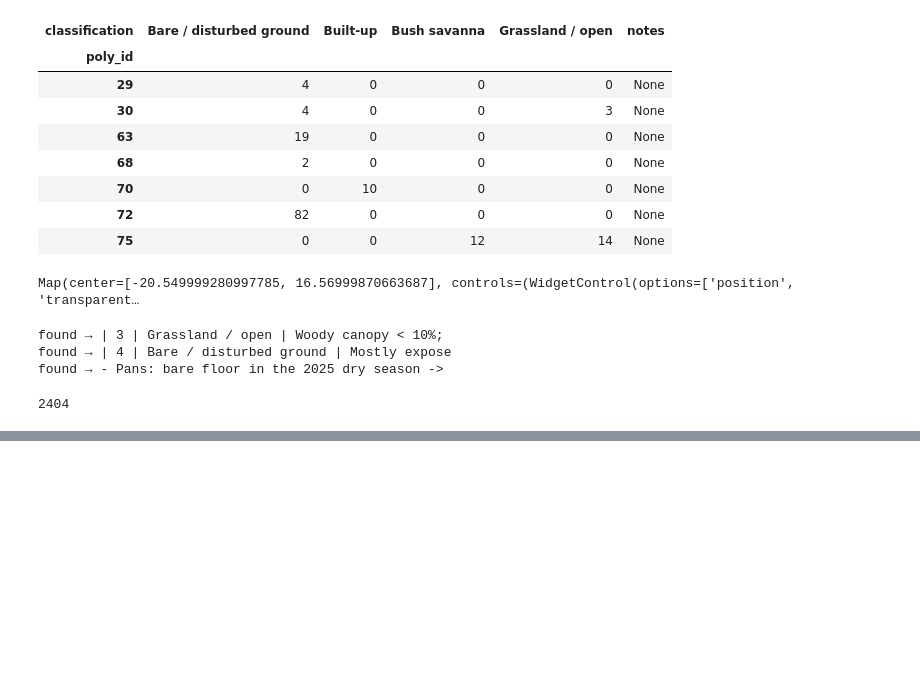
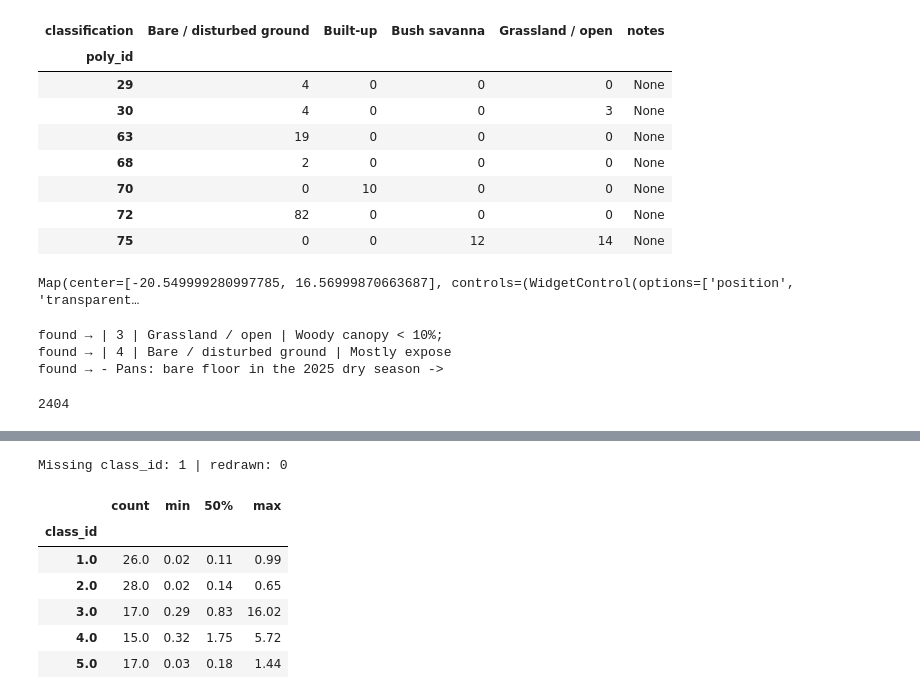
Before and after one commit to ybrosig-geo/namibia-baseline-pack-demo, a Jupyter notebook: notebooks/05_rf_spectral.ipynb, the cells around one changed output, grey strips where cells are left out. Saved outputs shown, nothing was run; the diff lists cells and outputs as text; code cells hidden in the pictures; blank space fills up the shorter version.

```diff
--- a/notebooks/05_rf_spectral.ipynb
+++ b/notebooks/05_rf_spectral.ipynb
@@ -380,0 +401,15 @@ found → - Pans: bare floor in the 2025 dry season ->
+# %%
+t = gpd.read_file("data/vector/training.gpkg", layer="training")
+t["ha"] = t.area / 1e4
+print("Missing class_id:", t["class_id"].isna().sum(),
+      "| redrawn:", t["notes"].fillna("").str.contains("redrawn").sum())
+display(t.groupby("class_id")["ha"].describe()[["count", "min", "50%", "max"]].round(2))
+# %% [output]
+Missing class_id: 1 | redrawn: 0
+|  | count | min | 50% | max |
+| class_id |  |  |  |  |
+| 1.0 | 26.0 | 0.02 | 0.11 | 0.99 |
+| 2.0 | 28.0 | 0.02 | 0.14 | 0.65 |
+| 3.0 | 17.0 | 0.29 | 0.83 | 16.02 |
+| 4.0 | 15.0 | 0.32 | 1.75 | 5.72 |
+| 5.0 | 17.0 | 0.03 | 0.18 | 1.44 |
```
Also changed, not shown: parts of 17 cells of this notebook, 5 other files.
